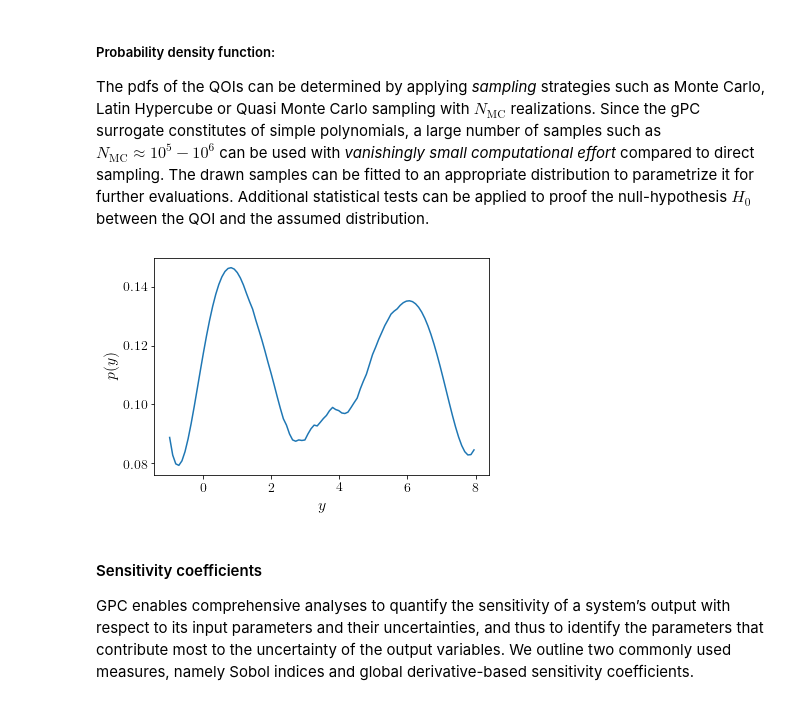
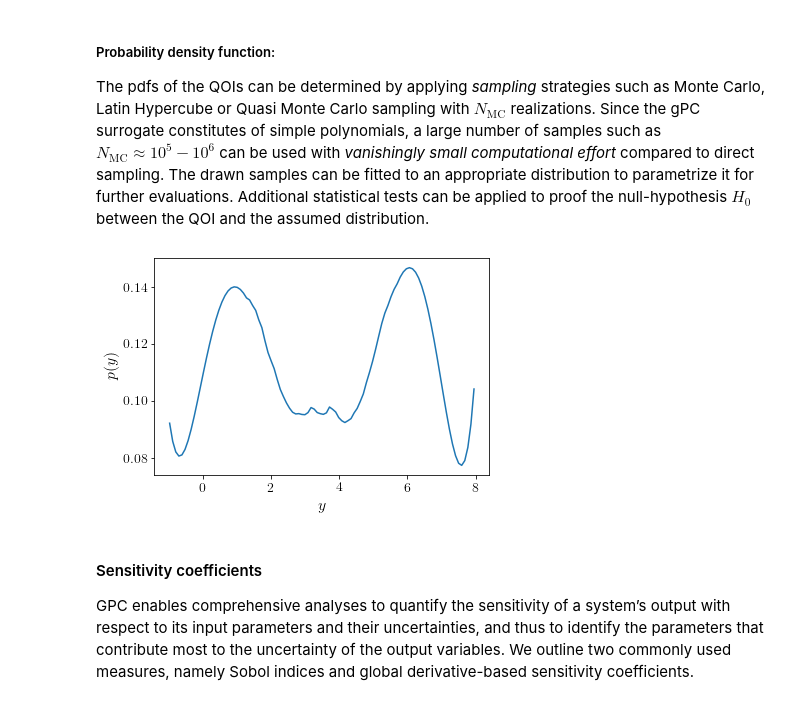
Before and after one commit to pygpc-polynomial-chaos/pygpc, a Jupyter notebook: tutorials/Tutorial_pygpc_pyrates_BaCI.ipynb, the cells around one changed output. Drawn from its saved outputs; the diff is of its cells as text; code cells hidden in the pictures.

```diff
--- a/tutorials/Tutorial_pygpc_pyrates_BaCI.ipynb
+++ b/tutorials/Tutorial_pygpc_pyrates_BaCI.ipynb
@@ -510,8 +512,8 @@ options["order_max_norm"] = 0.7
 options["n_cpu"] = 0
 options["adaptive_sampling"] = True
 options["gradient_enhanced"] = True
-options["fn_results"] = "/home/kporzig/tmp/Ishigami_gpc"
-#options["fn_results"] = "/NOBACKUP2/tmp/Ishigami_gpc"
+#options["fn_results"] = "/home/kporzig/tmp/Ishigami_gpc"
+options["fn_results"] = "/NOBACKUP2/tmp/Ishigami_gpc"
 options["error_type"] = "nrmsd"
 options["eps"] = 0.001
 
@@ -571,12 +573,12 @@ Std: [[2.57401649]]
 ##### Probability density function:
 The pdfs of the QOIs can be determined by applying *sampling* strategies such as Monte Carlo, Latin Hypercube or Quasi Monte Carlo sampling with $N_{\text{MC}}$ realizations. Since the gPC surrogate constitutes of simple polynomials, a large number of samples such as ${N_{\text{MC}} \approx 10^5-10^6}$ can be used with *vanishingly small computational effort* compared to direct sampling. The drawn samples can be fitted to an appropriate distribution to parametrize it for further evaluations. Additional statistical tests can be applied to proof the null-hypothesis $H_0$ between the QOI and the assumed distribution.
 # %%
-pdf_x, pdf_y = gpc.get_pdf(coeffs, n_samples=1e4)
+pdf_x, pdf_y = gpc.get_pdf(coeffs, n_samples=1e4, output_idx=[0])
 plt.plot(pdf_x, pdf_y)
 plt.xlabel("$y$", fontsize=16);
 plt.ylabel("$p(y)$", fontsize=16);
 # %% [output]
-[figure, old version]
+[figure, new version]
 # %% [markdown]
 #### Sensitivity coefficients
 GPC enables comprehensive analyses to quantify the sensitivity of a system’s output with respect to its input parameters and their uncertainties, and thus to identify the parameters that contribute most to the uncertainty of the output variables. We outline two commonly used measures, namely Sobol indices and global derivative-based sensitivity coefficients.
```
Also changed, not shown: parts of 24 cells of this notebook, 3 other files.
